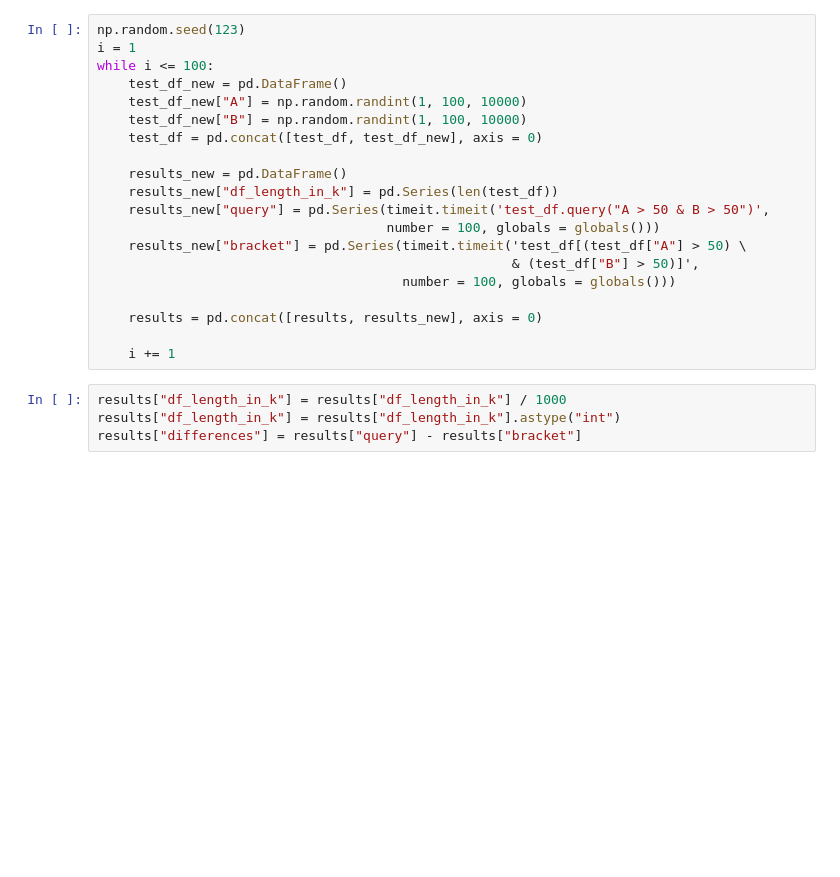
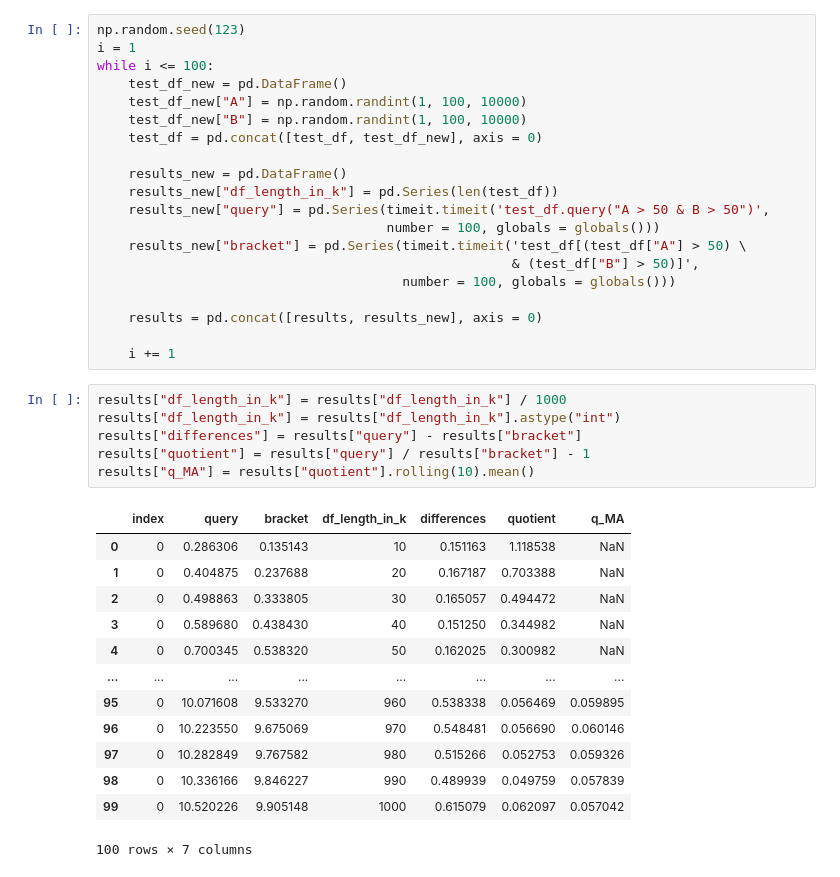
Before and after one commit to mbuerg/Pandas-query-vs-bracket-indexing, a Jupyter notebook: query_vs_dev.ipynb, the cells around one changed output. Cells and saved outputs as stored; diff of their text form; blank space fills up the shorter version.

```diff
--- a/query_vs_dev.ipynb
+++ b/query_vs_dev.ipynb
@@ -36,6 +36,22 @@ while i <= 100:
 # %%
 results["df_length_in_k"] = results["df_length_in_k"] / 1000
 results["df_length_in_k"] = results["df_length_in_k"].astype("int")
 results["differences"] = results["query"] - results["bracket"]
+results["quotient"] = results["query"] / results["bracket"] - 1
+results["q_MA"] = results["quotient"].rolling(10).mean()
+# %% [output]
+|  | index | query | bracket | df_length_in_k | differences | quotient | q_MA |
+| 0 | 0 | 0.286306 | 0.135143 | 10 | 0.151163 | 1.118538 | NaN |
+| 1 | 0 | 0.404875 | 0.237688 | 20 | 0.167187 | 0.703388 | NaN |
+| 2 | 0 | 0.498863 | 0.333805 | 30 | 0.165057 | 0.494472 | NaN |
+| 3 | 0 | 0.589680 | 0.438430 | 40 | 0.151250 | 0.344982 | NaN |
+| 4 | 0 | 0.700345 | 0.538320 | 50 | 0.162025 | 0.300982 | NaN |
+| ... | ... | ... | ... | ... | ... | ... | ... |
+| 95 | 0 | 10.071608 | 9.533270 | 960 | 0.538338 | 0.056469 | 0.059895 |
+| 96 | 0 | 10.223550 | 9.675069 | 970 | 0.548481 | 0.056690 | 0.060146 |
+| 97 | 0 | 10.282849 | 9.767582 | 980 | 0.515266 | 0.052753 | 0.059326 |
+| 98 | 0 | 10.336166 | 9.846227 | 990 | 0.489939 | 0.049759 | 0.057839 |
+| 99 | 0 | 10.520226 | 9.905148 | 1000 | 0.615079 | 0.062097 | 0.057042 |
+100 rows × 7 columns
 # %%
 print(results)
```
Also changed, not shown: parts of 6 cells of this notebook.
